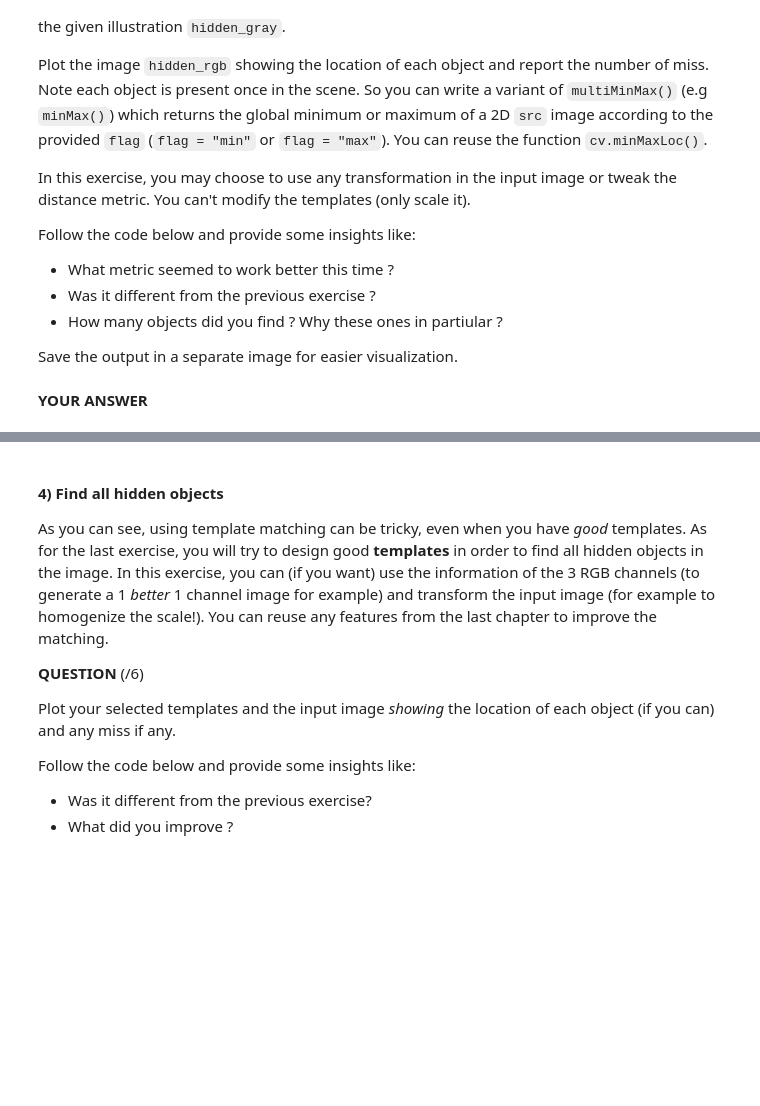
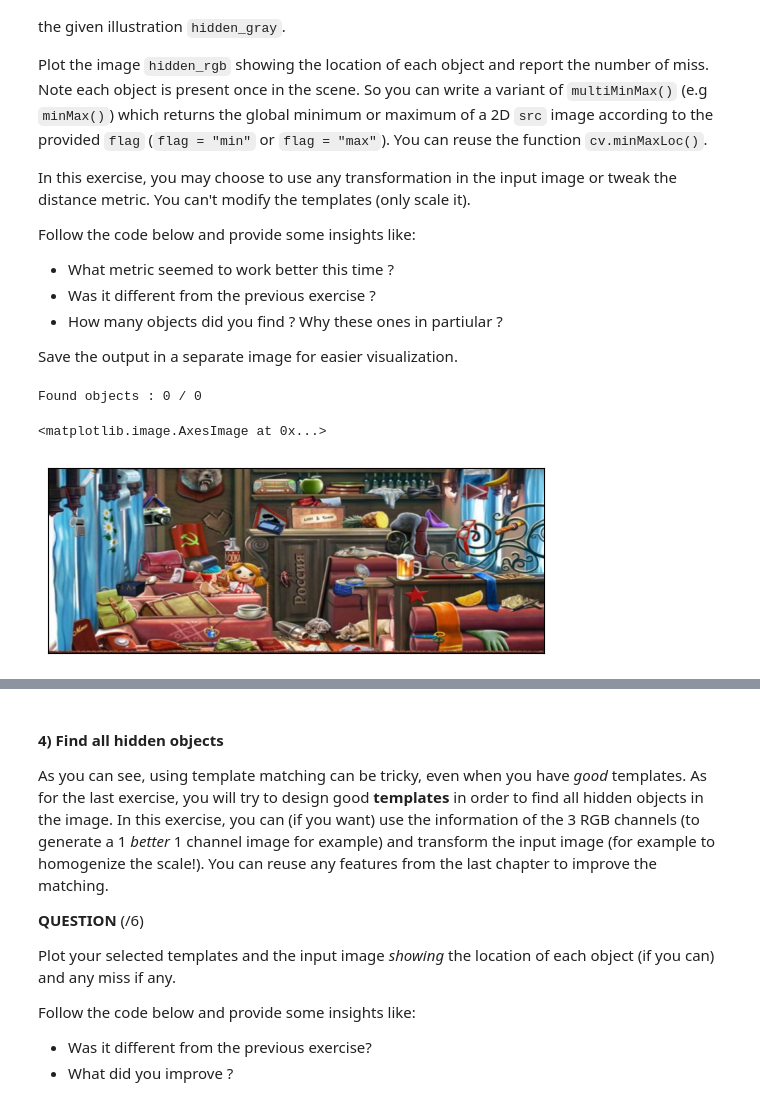
Before and after one commit to JulienErblandEPFL/Img_processing_lab1, a Jupyter notebook: Lab2/notebook/02_object_detection_and_recognition_2025.ipynb, the cells around one changed output, grey strips where cells are left out. Drawn from its saved outputs; the diff is of its cells as text; code cells hidden in the pictures; blank space fills up the shorter version.

```diff
--- a/Lab2/notebook/02_object_detection_and_recognition_2025.ipynb
+++ b/Lab2/notebook/02_object_detection_and_recognition_2025.ipynb
@@ -789,2 +781,46 @@ def minMax(src, flag):
-# %% [markdown]
-**YOUR ANSWER**
+# %%
+def minMax(src, flag):
+    min_val, max_val, min_loc, max_loc = cv.minMaxLoc(src)
+
+    if flag == 'min':
+        best_loc = min_loc
+    elif flag == 'max':
+        best_loc = max_loc
+    else:
+        raise ValueError("flag must be 'min' or 'max'")
+
+    y_array = np.array([best_loc[1]])
+    x_array = np.array([best_loc[0]])
+
+    return (y_array, x_array)
+# %%
+#YOUR CODE HERE
+
+metric = cv.TM_CCORR_NORMED
+threshold = 0.8
+
+result_rgb = hidden_rgb.copy()
+found_count = 0
+
+# iterate over each template
+for i, template in enumerate(templates):
+
+    dist_map = cv.matchTemplate(hidden_gray, template, metric)
+
+    # find the best location for this template
+    loc = minMax(dist_map, 'max')
+
+    # check if the point is above the desired threshold
+    _, max_val, _, max_loc = cv.minMaxLoc(dist_map)
+    if max_val >= threshold:
+        # draw rectangle
+        result_rgb = drawROIS(result_rgb, template, loc, color=(0, 255, 0))
+        found_count += 1
+
+print(f"Found objects : {found_count} / {len(templates)}")
+
+display_image(result_rgb)
+# %% [output]
+Found objects : 0 / 0
+<matplotlib.image.AxesImage at 0x...>
+[figure, added]
```
Also changed, not shown: parts of 8 cells of this notebook.
